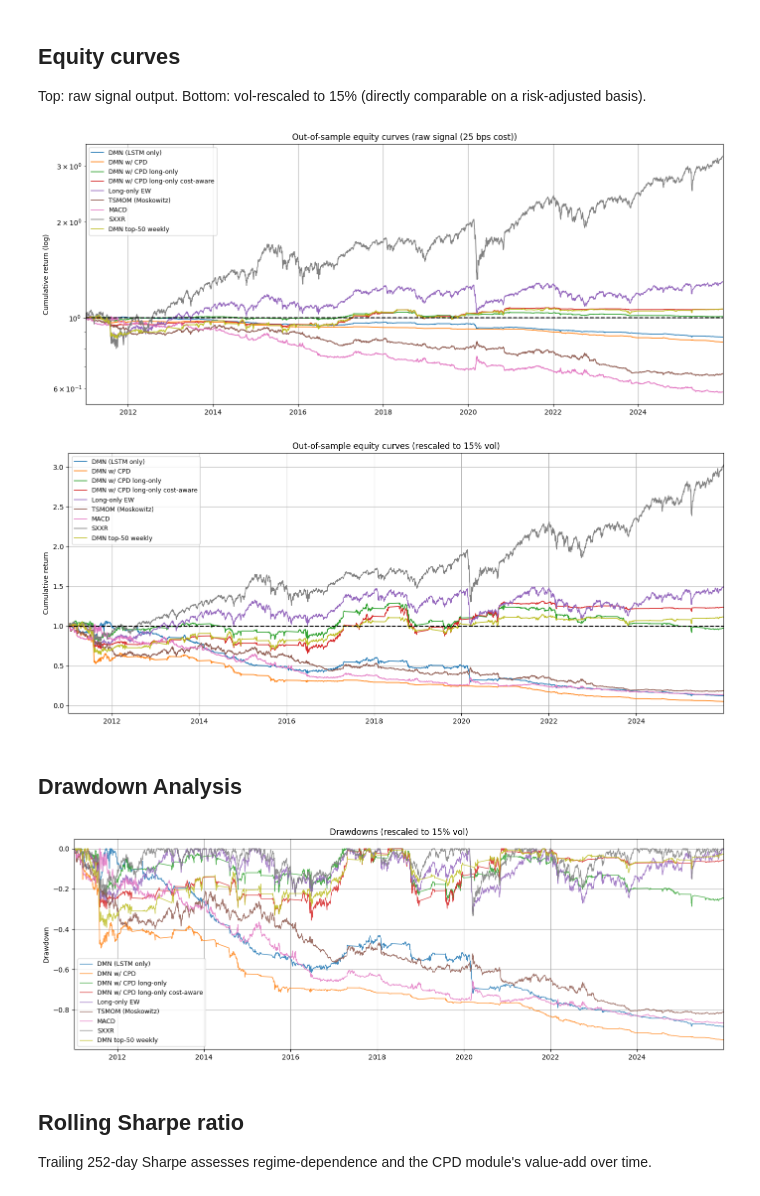
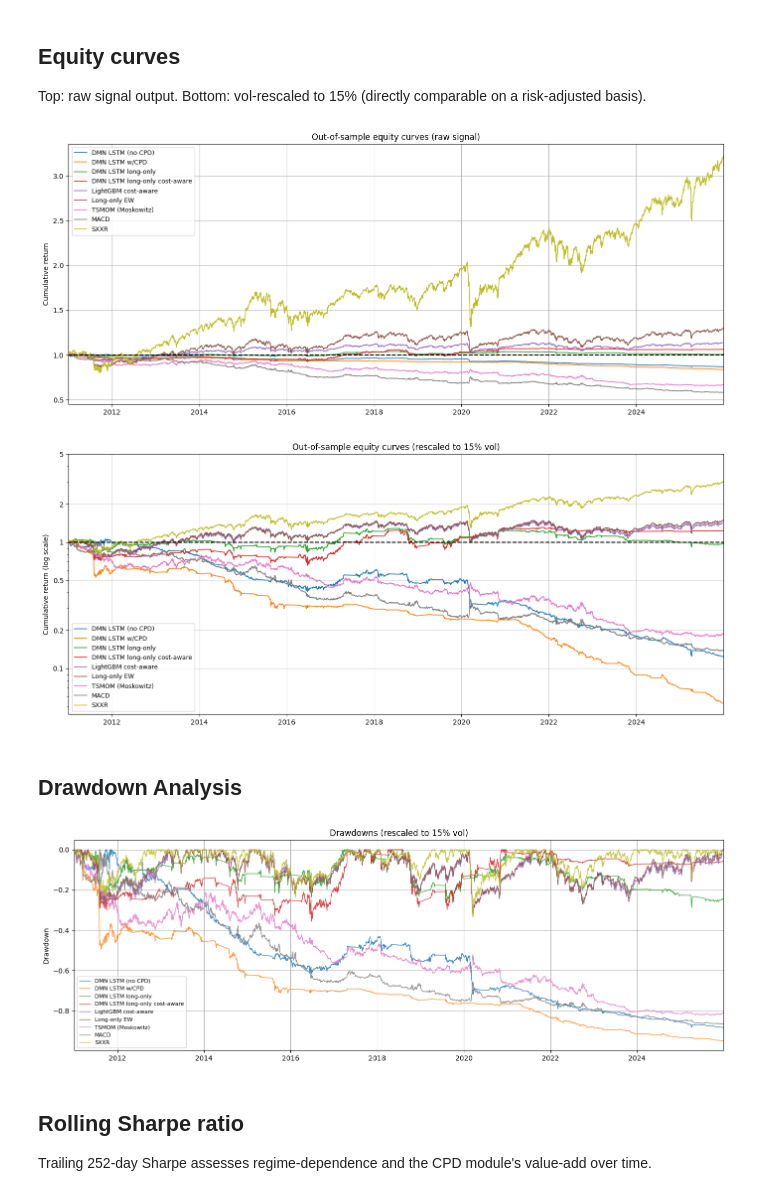
Before and after one commit to Edoardovona/STOXX600_DeepMomentumNetwork, a Jupyter notebook: notebooks/04_backtest.ipynb, the cells around one changed output. Drawn from its saved outputs; the diff is of its cells as text; code cells hidden in the pictures.

Commit message:
Add lightGBM, update READMEs, remove unused files

```diff
--- a/notebooks/04_backtest.ipynb
+++ b/notebooks/04_backtest.ipynb
@@ -73,12 +73,16 @@ def load_variant(suffix: str) -> pd.DataFrame:
     return df
 
 # Build the variants registry: maps a readable label to the suffix in the filename.
-# Edit this to add/remove variants from the comparison.
 VARIANTS = {
+     # LSTM variants
     "dmn_baseline":         f"{FOLD_TYPE}_nocpd",
     "dmn_cpd":              f"{FOLD_TYPE}_cpd{CPD_LBW}_s{CPD_STRIDE}",
     "dmn_cpd_longonly":     f"{FOLD_TYPE}_cpd{CPD_LBW}_s{CPD_STRIDE}_longonly",
     "dmn_cpd_longonly_tc":  f"{FOLD_TYPE}_cpd{CPD_LBW}_s{CPD_STRIDE}_longonly_tc25bps",
+    # LightGBM variants
+    #"lgbm_baseline":        f"{FOLD_TYPE}_lgbm_nocpd",
+    #"lgbm_cpd":             f"{FOLD_TYPE}_lgbm_cpd{CPD_LBW}_s{CPD_STRIDE}",
+    "lgbm_cpd_tc":          f"{FOLD_TYPE}_lgbm_cpd{CPD_LBW}_s{CPD_STRIDE}_tc25bps",
 }
 
 dmn_predictions = {}
@@ -522,53 +441,62 @@ dmn_top50_quarterly_net     +5.74%  +0.383      +12.69%  +0.453  -36.78%  +0.156
 Top: raw signal output. Bottom: vol-rescaled to 15% (directly comparable on a risk-adjusted basis).
 # %%
 LABELS = {
-    "dmn_baseline_net":           "DMN (LSTM only)",
-    "dmn_cpd_net":                "DMN w/ CPD",
-    "dmn_cpd_longonly_net":       "DMN w/ CPD long-only",
-    "dmn_cpd_longonly_tc_net":    "DMN w/ CPD long-only cost-aware",
-    "dmn_top50_weekly_net":       "DMN top-50 weekly",
+    "dmn_baseline_net":           "DMN LSTM (no CPD)",
+    "dmn_cpd_net":                "DMN LSTM w/CPD",
+    "dmn_cpd_longonly_net":       "DMN LSTM long-only",
+    "dmn_cpd_longonly_tc_net":    "DMN LSTM long-only cost-aware",
+   #"dmn_top50_weekly_net":       "DMN top-50 weekly",
     "long_only_net":              "Long-only EW",
     "moskowitz_net":              "TSMOM (Moskowitz)",
     "macd_net":                   "MACD",
     "sxxr":                       "SXXR",
+    #"lgbm_baseline_net":         "LightGBM (no CPD)",
+    #"lgbm_cpd_net":              "LightGBM w/CPD", # note that the lgbm is long-only by construction
+    "lgbm_cpd_tc_net":            "LightGBM cost-aware",
 }
 
 def set_xlim_to_plotted_data(ax):
     lines = ax.get_lines()
     if not lines:
         return
     all_xdata = []
     for line in lines:
         all_xdata.extend(line.get_xdata())
     if all_xdata:
         valid_dates = [x for x in all_xdata if pd.notna(x)]
         if valid_dates:
             ax.set_xlim(min(valid_dates), max(valid_dates))
 
 def plot_equity_curves(portfolios_dict, title_suffix, labels, log=False):
     fig, ax = plt.subplots(figsize=(14, 6))
     for label, ret in portfolios_dict.items():
         if label not in labels:
             continue
         cum = (1 + ret.dropna()).cumprod()
         ax.plot(cum.index, cum.values, lw=1.2, label=labels[label])
 
     set_xlim_to_plotted_data(ax)
     ax.axhline(1.0, color="black", lw=1.5, linestyle="--")
 
     if log:
         ax.set_yscale("log")
+        import matplotlib.ticker as ticker
+        # evenly spaced visually
+        tick_positions = [0.1, 0.2, 0.5, 1.0, 2.0, 5.0]
+        ax.set_yticks(tick_positions)
+        ax.yaxis.set_major_formatter(ticker.FuncFormatter(lambda x, _: f"{x:g}"))
+        ax.grid(True, which="major", alpha=0.6)
     ax.set_title(f"Out-of-sample equity curves ({title_suffix})")
-    ax.set_ylabel("Cumulative return" + (" (log)" if log else ""))
-    ax.legend(loc="upper left", fontsize=9)
+    ax.set_ylabel("Cumulative return" + (" (log scale)" if log else ""))
+    ax.legend(loc="best", fontsize=9)
     plt.tight_layout()
     plt.show()
 
-plot_equity_curves(portfolios, f"raw signal ({TRANSACTION_COST*1e4:.0f} bps cost)", LABELS, log=True)
-plot_equity_curves(rescaled, f"rescaled to {TARGET_VOL:.0%} vol", LABELS, log=False)
+plot_equity_curves(portfolios, f"raw signal", LABELS, log=False)
+plot_equity_curves(rescaled, f"rescaled to {TARGET_VOL:.0%} vol", LABELS, log=True)
 # %% [output]
-[figure, old version]
+[figure, new version]
-[figure, old version]
+[figure, new version]
 # %% [markdown]
 ## Drawdown Analysis
 # %%
@@ -583,11 +511,11 @@ for label, ret in rescaled.items():
 set_xlim_to_plotted_data(ax)
 ax.set_title(f"Drawdowns (rescaled to {TARGET_VOL:.0%} vol)")
 ax.set_ylabel("Drawdown")
-ax.legend(loc="lower left", fontsize=9)
+ax.legend(loc="lower left", fontsize=8)
 plt.tight_layout()
 plt.show()
 # %% [output]
-[figure, old version]
+[figure, new version]
 # %% [markdown]
 ## Rolling Sharpe ratio
 
```
Also changed, not shown: parts of 15 cells of this notebook, 16 other files.
